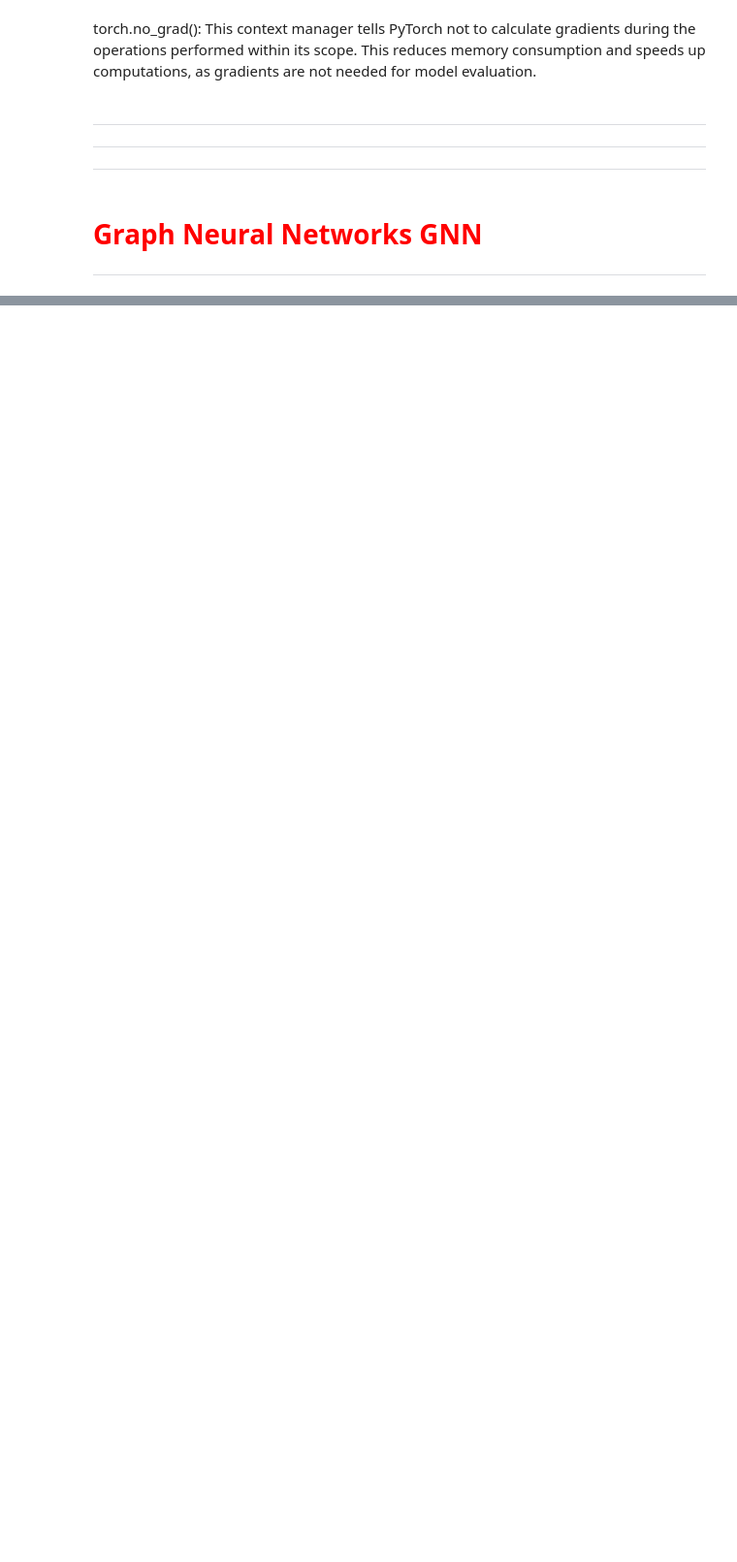
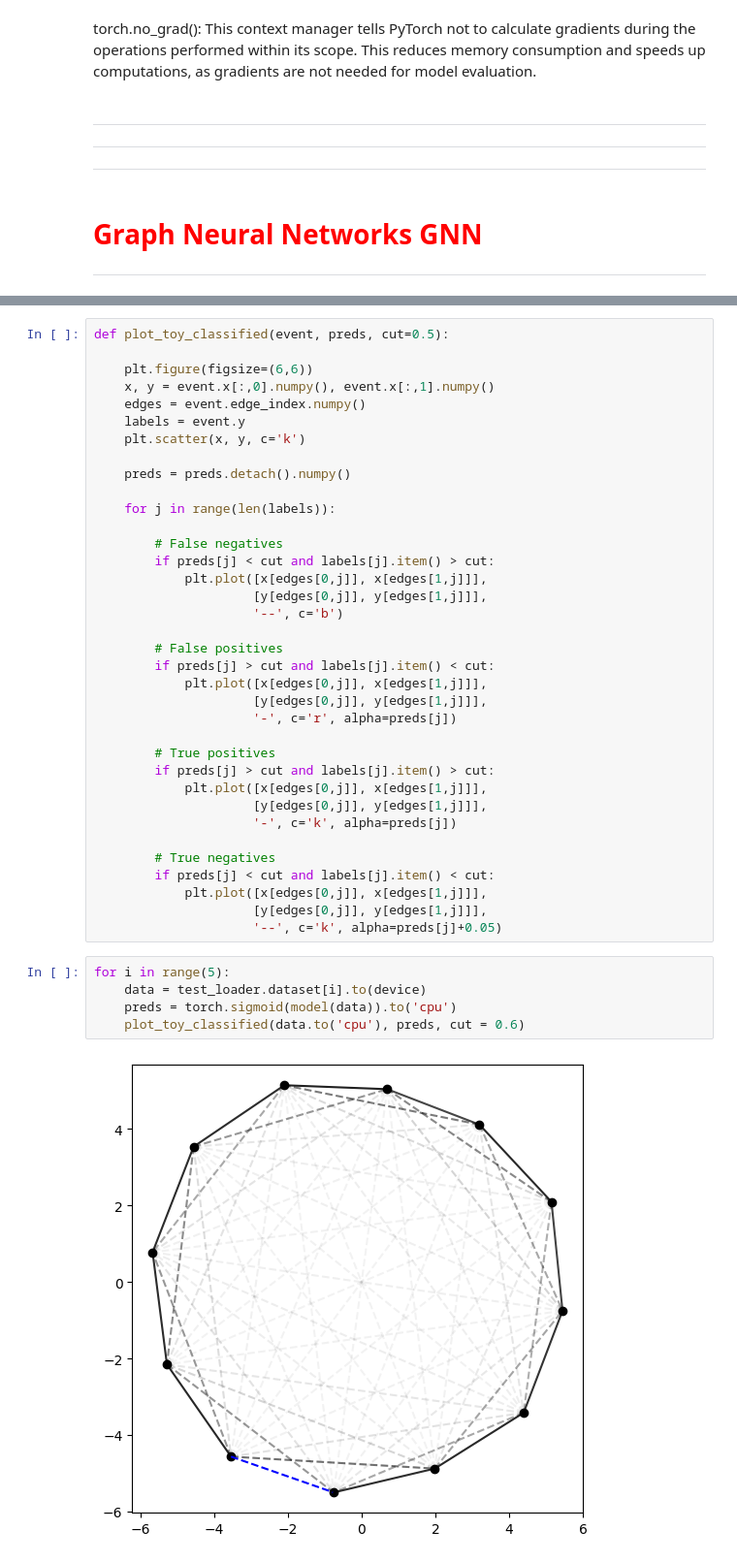
Before and after one commit to marcinwolter/SummerStudent_Tracking_2024, a Jupyter notebook: NeuralNetworksTutorial.ipynb, the cells around one changed output, grey strips where cells are left out. Shown at 97% size. Drawn from its saved outputs; the diff is of its cells as text; blank space fills up the shorter version.

```diff
--- a/NeuralNetworksTutorial.ipynb
+++ b/NeuralNetworksTutorial.ipynb
@@ -939,0 +1392,43 @@ torch.no_grad(): This context manager tells PyTorch not to calculate gradients d
+# %%
+def plot_toy_classified(event, preds, cut=0.5):
+
+    plt.figure(figsize=(6,6))
+    x, y = event.x[:,0].numpy(), event.x[:,1].numpy()
+    edges = event.edge_index.numpy()
+    labels = event.y
+    plt.scatter(x, y, c='k')
+
+    preds = preds.detach().numpy()
+
+    for j in range(len(labels)):
+
+        # False negatives
+        if preds[j] < cut and labels[j].item() > cut:
+            plt.plot([x[edges[0,j]], x[edges[1,j]]],
+                     [y[edges[0,j]], y[edges[1,j]]],
+                     '--', c='b')
+
+        # False positives
+        if preds[j] > cut and labels[j].item() < cut:
+            plt.plot([x[edges[0,j]], x[edges[1,j]]],
+                     [y[edges[0,j]], y[edges[1,j]]],
+                     '-', c='r', alpha=preds[j])
+
+        # True positives
+        if preds[j] > cut and labels[j].item() > cut:
+            plt.plot([x[edges[0,j]], x[edges[1,j]]],
+                     [y[edges[0,j]], y[edges[1,j]]],
+                     '-', c='k', alpha=preds[j])
+
+        # True negatives
+        if preds[j] < cut and labels[j].item() < cut:
+            plt.plot([x[edges[0,j]], x[edges[1,j]]],
+                     [y[edges[0,j]], y[edges[1,j]]],
+                     '--', c='k', alpha=preds[j]+0.05)
+# %%
+for i in range(5):
+    data = test_loader.dataset[i].to(device)
+    preds = torch.sigmoid(model(data)).to('cpu')
+    plot_toy_classified(data.to('cpu'), preds, cut = 0.6)
+# %% [output]
+[figure, added]
```
Also changed, not shown: parts of 50 cells of this notebook.
